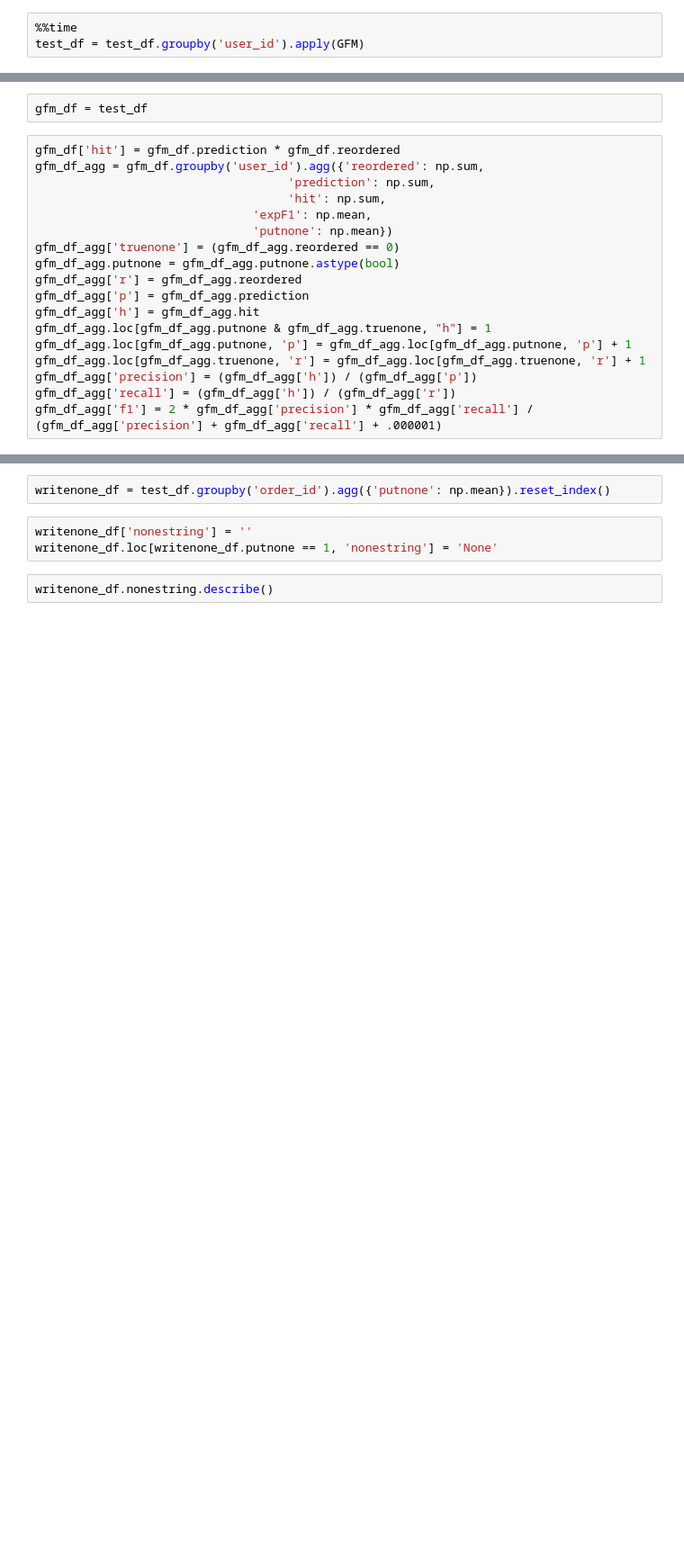
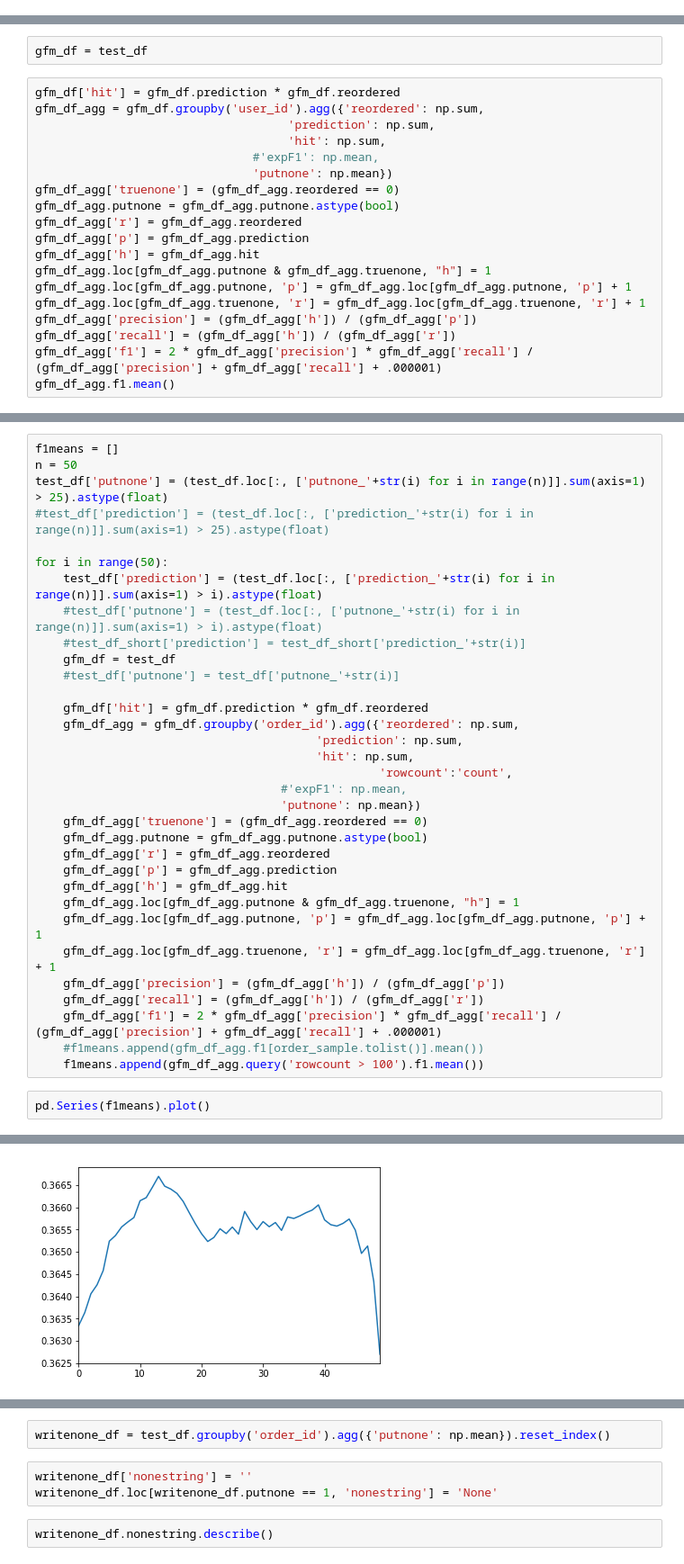
Before and after one commit to alexanderrich/instacart-analysis, a Jupyter notebook: stacking.ipynb, the cells around one changed output, grey strips where cells are left out. Shown at 90% size. Drawn from its saved outputs; the diff is of its cells as text; blank space fills up the shorter version.

```diff
--- a/stacking.ipynb
+++ b/stacking.ipynb
@@ -295,3 +382,0 @@ test_df.shape
-# %%
-%%time
-test_df = test_df.groupby('user_id').apply(GFM)
@@ -305,7 +411,7 @@ gfm_df['hit'] = gfm_df.prediction * gfm_df.reordered
 gfm_df_agg = gfm_df.groupby('user_id').agg({'reordered': np.sum,
                                     'prediction': np.sum,
                                     'hit': np.sum,
-                               'expF1': np.mean,
+                               #'expF1': np.mean,
                                'putnone': np.mean})
 gfm_df_agg['truenone'] = (gfm_df_agg.reordered == 0)
 gfm_df_agg.putnone = gfm_df_agg.putnone.astype(bool)
@@ -318,3 +424,4 @@ gfm_df_agg.loc[gfm_df_agg.truenone, 'r'] = gfm_df_agg.loc[gfm_df_agg.truenone, '
 gfm_df_agg['precision'] = (gfm_df_agg['h']) / (gfm_df_agg['p'])
 gfm_df_agg['recall'] = (gfm_df_agg['h']) / (gfm_df_agg['r'])
 gfm_df_agg['f1'] = 2 * gfm_df_agg['precision'] * gfm_df_agg['recall'] / (gfm_df_agg['precision'] + gfm_df_agg['recall'] + .000001)
+gfm_df_agg.f1.mean()
@@ -324,0 +434,36 @@ gfm_df_agg.f1.mean()
+# %%
+f1means = []
+n = 50
+test_df['putnone'] = (test_df.loc[:, ['putnone_'+str(i) for i in range(n)]].sum(axis=1) > 25).astype(float)
+#test_df['prediction'] = (test_df.loc[:, ['prediction_'+str(i) for i in range(n)]].sum(axis=1) > 25).astype(float)
+
+for i in range(50):
+    test_df['prediction'] = (test_df.loc[:, ['prediction_'+str(i) for i in range(n)]].sum(axis=1) > i).astype(float)
+    #test_df['putnone'] = (test_df.loc[:, ['putnone_'+str(i) for i in range(n)]].sum(axis=1) > i).astype(float)
+    #test_df_short['prediction'] = test_df_short['prediction_'+str(i)]
+    gfm_df = test_df
+    #test_df['putnone'] = test_df['putnone_'+str(i)]
+
+    gfm_df['hit'] = gfm_df.prediction * gfm_df.reordered
+    gfm_df_agg = gfm_df.groupby('order_id').agg({'reordered': np.sum,
+                                        'prediction': np.sum,
+                                        'hit': np.sum,
+                                                 'rowcount':'count',
+                                   #'expF1': np.mean,
+                                   'putnone': np.mean})
+    gfm_df_agg['truenone'] = (gfm_df_agg.reordered == 0)
+    gfm_df_agg.putnone = gfm_df_agg.putnone.astype(bool)
+    gfm_df_agg['r'] = gfm_df_agg.reordered
+    gfm_df_agg['p'] = gfm_df_agg.prediction
+    gfm_df_agg['h'] = gfm_df_agg.hit
+    gfm_df_agg.loc[gfm_df_agg.putnone & gfm_df_agg.truenone, "h"] = 1
+    gfm_df_agg.loc[gfm_df_agg.putnone, 'p'] = gfm_df_agg.loc[gfm_df_agg.putnone, 'p'] + 1
+    gfm_df_agg.loc[gfm_df_agg.truenone, 'r'] = gfm_df_agg.loc[gfm_df_agg.truenone, 'r'] + 1
+    gfm_df_agg['precision'] = (gfm_df_agg['h']) / (gfm_df_agg['p'])
+    gfm_df_agg['recall'] = (gfm_df_agg['h']) / (gfm_df_agg['r'])
+    gfm_df_agg['f1'] = 2 * gfm_df_agg['precision'] * gfm_df_agg['recall'] / (gfm_df_agg['precision'] + gfm_df_agg['recall'] + .000001)
+    #f1means.append(gfm_df_agg.f1[order_sample.tolist()].mean())
+    f1means.append(gfm_df_agg.query('rowcount > 100').f1.mean())
+# %%
+pd.Series(f1means).plot()
+# %% [output]
@@ -324,0 +471 @@ gfm_df_agg.f1.mean()
+[figure, added]
```
Also changed, not shown: parts of 117 cells of this notebook, 13 other files.
